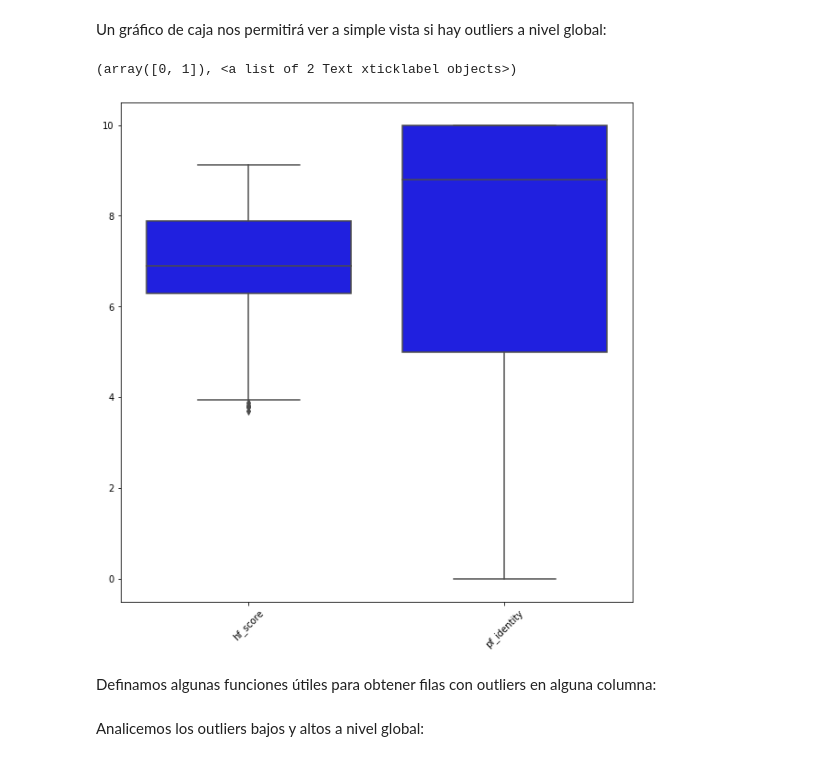
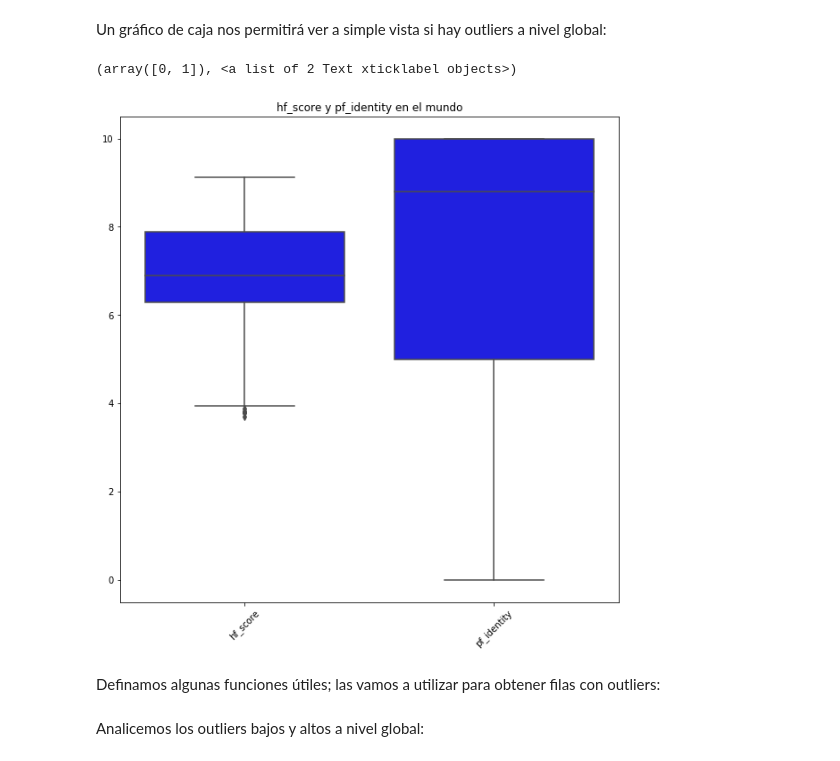
Before and after one commit to FrancoMSuarez/diplomatura-data_science-IA, a Jupyter notebook: Trabajo_Practico_1/practico.ipynb, the cells around one changed output. Cells and saved outputs as stored; diff of their text form; code cells hidden in the pictures.

```diff
--- a/Trabajo_Practico_1/practico.ipynb
+++ b/Trabajo_Practico_1/practico.ipynb
@@ -320,12 +326,13 @@ Un gráfico de caja nos permitirá ver a simple vista si hay outliers a nivel gl
 # %%
 plt.figure(figsize=(10, 10))
 data = dataset[['hf_score', 'pf_identity']]
 seaborn.boxplot(data=data, color='blue')
+plt.title('hf_score y pf_identity en el mundo')
 plt.xticks(rotation=45)
 # %% [output]
 (array([0, 1]), <a list of 2 Text xticklabel objects>)
-[figure, old version]
+[figure, new version]
 # %% [markdown]
-Definamos algunas funciones útiles para obtener filas con outliers en alguna columna:
+Definamos algunas funciones útiles; las vamos a utilizar para obtener filas con outliers:
 # %%
 def get_rows_with_low_outliers(dataframe, column_name, std_multiplier=2.5):
```
Also changed, not shown: parts of 5 cells of this notebook.
